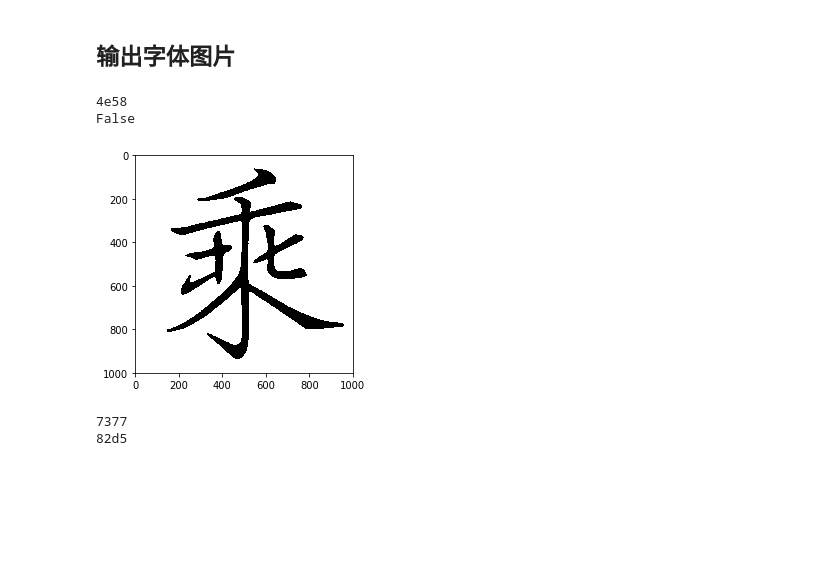
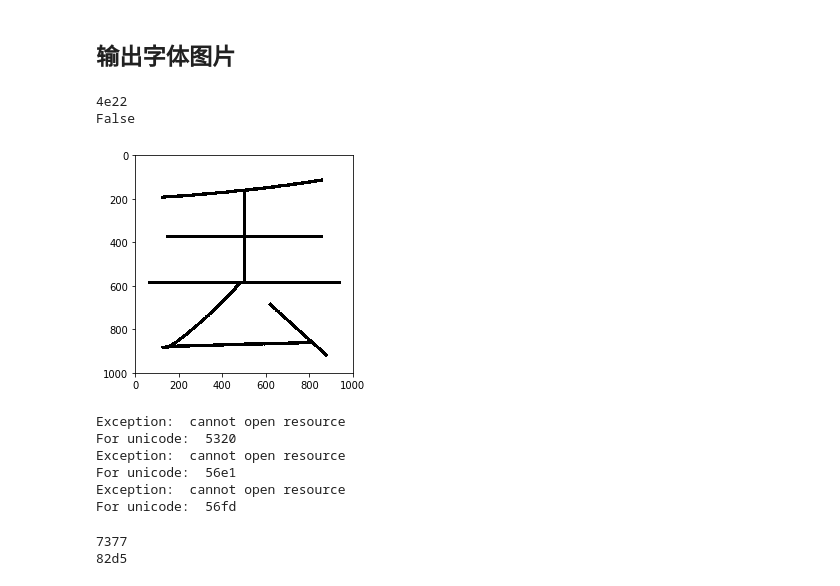
Before and after one commit to mschoema/Type-Design-Project, a Jupyter notebook: inputFiles/GB2312.ipynb, the cells around one changed output. Cells and saved outputs as stored; diff of their text form; code cells hidden in the pictures; blank space fills up the shorter version.

```diff
--- a/inputFiles/GB2312.ipynb
+++ b/inputFiles/GB2312.ipynb
@@ -378,37 +378,38 @@ from PIL import Image, ImageFont, ImageDraw
 # 图片大小，像素
 size = 1000
 # 字体文件名称
-font = "HanYiXiXingKaiJian-1.ttf"
+font = "HYQiHei-25JF.otf"
 
 def getFontImage(text,size,font):
     im=Image.new("RGB",(size,size),(255,255,255))
     dr=ImageDraw.Draw(im)
 
-    font=ImageFont.truetype(os.path.join("./Kaiti/",font),size)
-    dr.text((0,0),text,font=font,fill="#000000")
+    font=ImageFont.truetype(os.path.join("./Heiti/",font),size)
+    dr.text((0,-70),text,font=font,fill="#000000")
     im = im.convert('1')
     return im
 # %%
 from PIL import ImageChops
-character = '乘'
+characters = "一丁七万丈三上下丌不与丐丑专且丕世丘丙业丛东丝丞丢两严丧丨个丫丬"
+character = '丢'
 
 # 单独一个字保存到gb2312目录下
 unicode = takeUnicode(character)[2:]
 print(unicode)
 im = getFontImage(character,size,font)
 
 def isEmpty(im):
     return not ImageChops.invert(im).getbbox()
 
 print(isEmpty(im))
 
 # 单独预览一个字
 plt.imshow(getFontImage(character,size,font))
 plt.axis('on') # 关掉坐标轴为 off
 plt.show()
 # %% [output]
-4e58
+4e22
 False
-[figure, old version]
+[figure, new version]
 # %%
 #批量覆盖 png文件
@@ -424,10 +425,17 @@ def takeUnicode(elem):
 for text in gb2312sorted:
     unicode = takeUnicode(text)[2:]
     try:
-        im = getFontImage(text,size,font).save('../characterImages/Kaiti_1/{}.png'.format(unicode))
+        im = getFontImage(text,size,font).save('../characterImages/Heiti_2/{}.png'.format(unicode))
     except Exception as error:
         print("Exception: ", error)
         print("For unicode: ", unicode)
+# %% [output]
+Exception:  cannot open resource
+For unicode:  5320
+Exception:  cannot open resource
+For unicode:  56e1
+Exception:  cannot open resource
+For unicode:  56fd
 # %%
 toDosSorted = list(toDos)
 toDosSorted.sort(key=takeUnicode)
```
Also changed, not shown: 13 other files.
